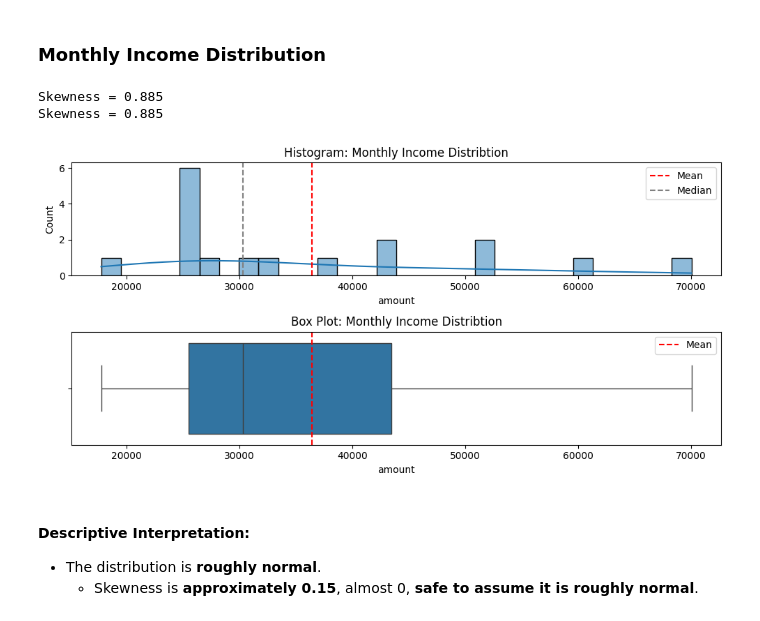
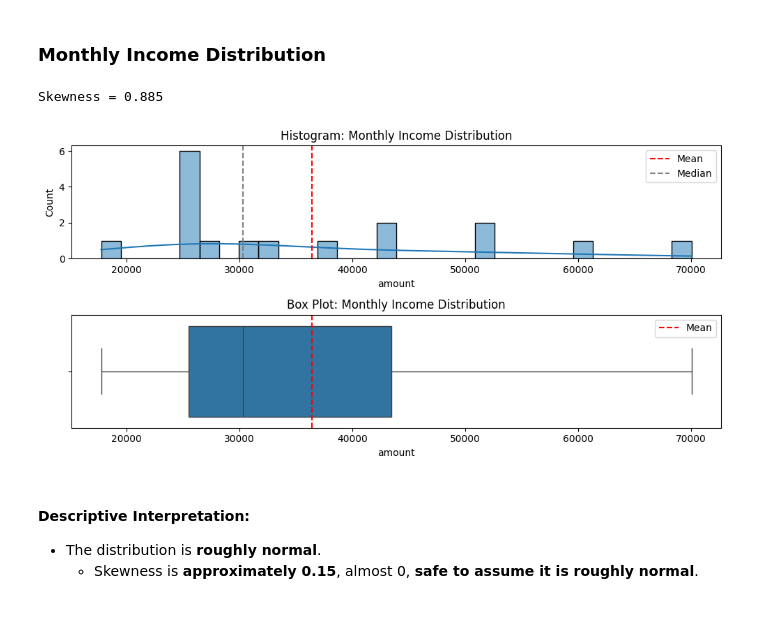
Before and after one commit to Ivan-Alexis-Tan/Finance-Manager, a Jupyter notebook: Personal Finance Analysis.ipynb, the cells around one changed output. Cells and saved outputs as stored; diff of their text form; code cells hidden in the pictures.

```diff
--- a/Personal Finance Analysis.ipynb
+++ b/Personal Finance Analysis.ipynb
@@ -257,7 +257,7 @@ def plot_distribution(data: pd.DataFrame, plot_title:str|list, fig_size: tuple =
             - If `True`, it will print the skewness of the data.
             - default: `True`"""
 
-        dataset: dict = {plot_title, data}
+        dataset: dict = {plot_title: data}
 
         col_count = len(dataset.keys())     #<- Checking how many data to plot (each row different data)
         iter_count = 0
@@ -1062,14 +1139,10 @@ Median = 30,278.0
 # %%
 # Distribution Plot for Monlthy Income
 dict_data_income = {'Monthly Income Distribtion': stats_monthly_income.data}
-plot_distribution(dataset=dict_data_income)
-
-# Checking Skewness
-print(f"Skewness = {scistat.skew(stats_monthly_income.data):.3f}")
+plot_distribution(data=stats_monthly_income.data, plot_title='Monthly Income Distribution', skew=True)  #<- Plotting Monthly Income Distribution
 # %% [output]
 Skewness = 0.885
-Skewness = 0.885
-[figure, old version]
+[figure, new version]
 # %% [markdown]
 #### **Descriptive Interpretation:**
 - The distribution is **roughly normal**.
```
Also changed, not shown: parts of 20 cells of this notebook.
